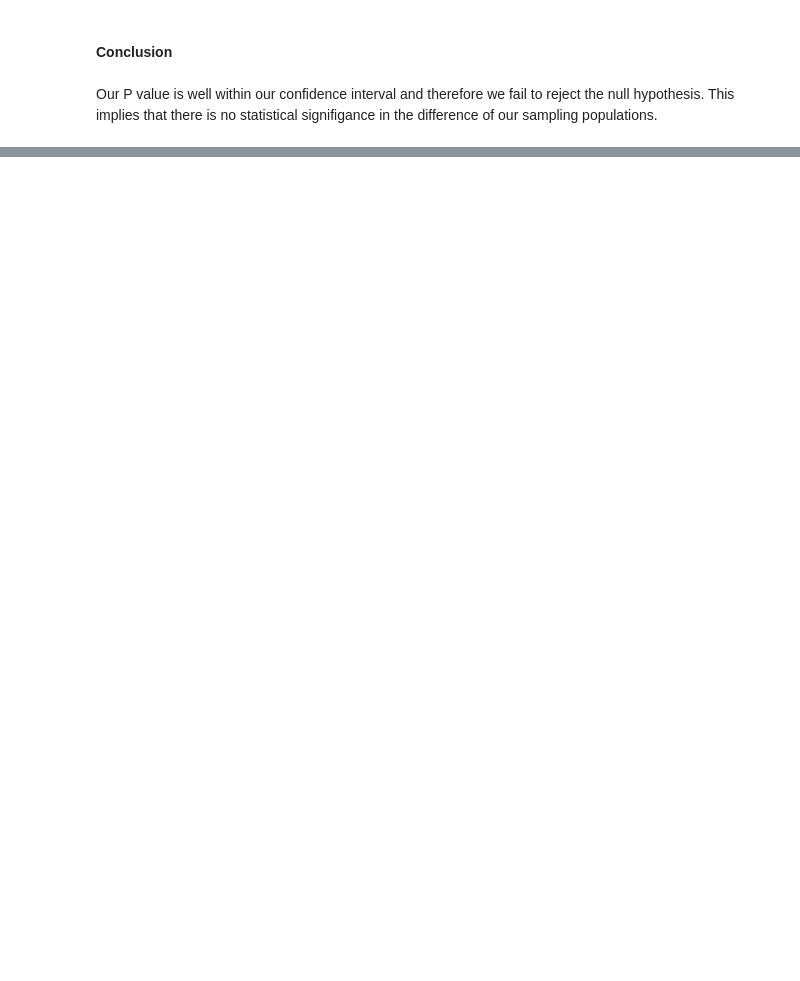
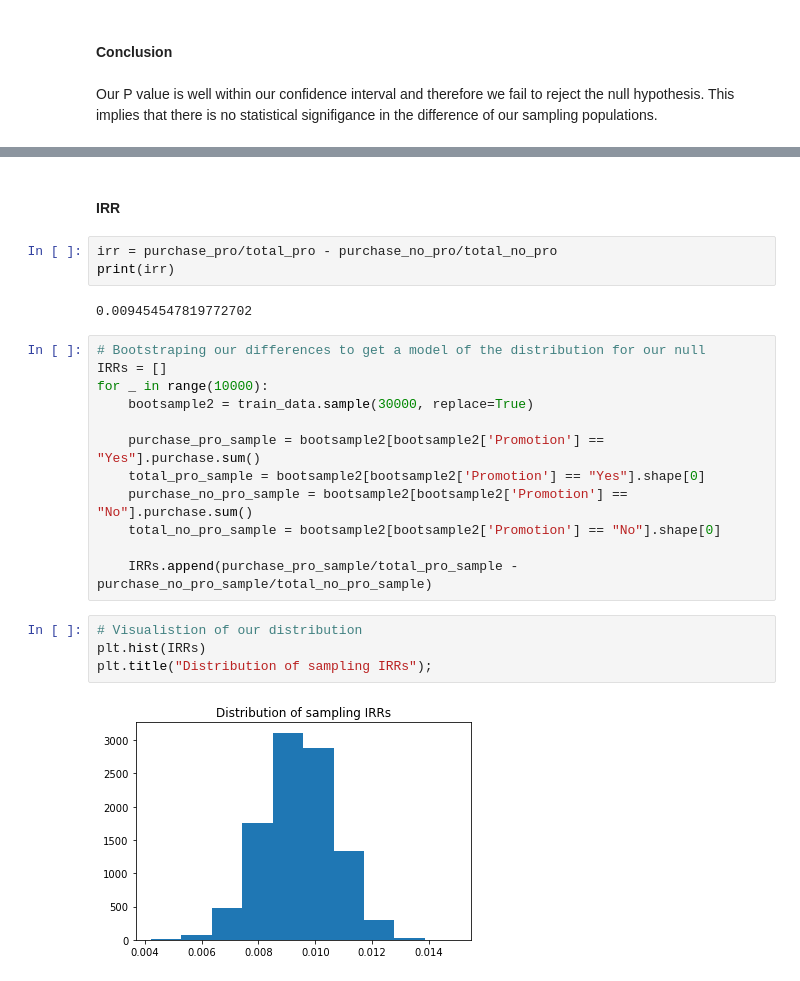
Before and after one commit to caiokinupp/udacity-starbucks, a Jupyter notebook: Starbucks.ipynb, the cells around one changed output, grey strips where cells are left out. Cells and saved outputs as stored; diff of their text form; blank space fills up the shorter version.

```diff
--- a/Starbucks.ipynb
+++ b/Starbucks.ipynb
@@ -236,0 +291,25 @@ Our P value is well within our confidence interval and therefore we fail to reje
+# %% [markdown]
+#### IRR
+# %%
+irr = purchase_pro/total_pro - purchase_no_pro/total_no_pro
+print(irr)
+# %% [output]
+0.009454547819772702
+# %%
+# Bootstraping our differences to get a model of the distribution for our null
+IRRs = []
+for _ in range(10000):
+    bootsample2 = train_data.sample(30000, replace=True)
+
+    purchase_pro_sample = bootsample2[bootsample2['Promotion'] == "Yes"].purchase.sum()
+    total_pro_sample = bootsample2[bootsample2['Promotion'] == "Yes"].shape[0]
+    purchase_no_pro_sample = bootsample2[bootsample2['Promotion'] == "No"].purchase.sum()
+    total_no_pro_sample = bootsample2[bootsample2['Promotion'] == "No"].shape[0]
+
+    IRRs.append(purchase_pro_sample/total_pro_sample - purchase_no_pro_sample/total_no_pro_sample)
+# %%
+# Visualistion of our distribution
+plt.hist(IRRs)
+plt.title("Distribution of sampling IRRs");
+# %% [output]
+[figure, added]
```
Also changed, not shown: parts of 41 cells of this notebook.
